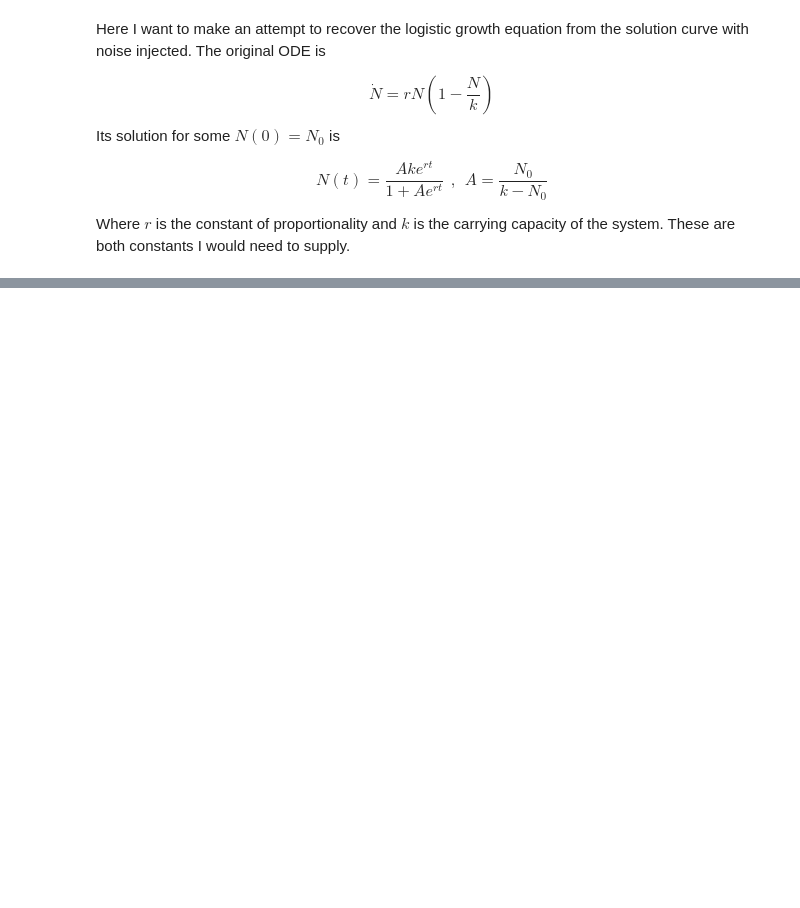
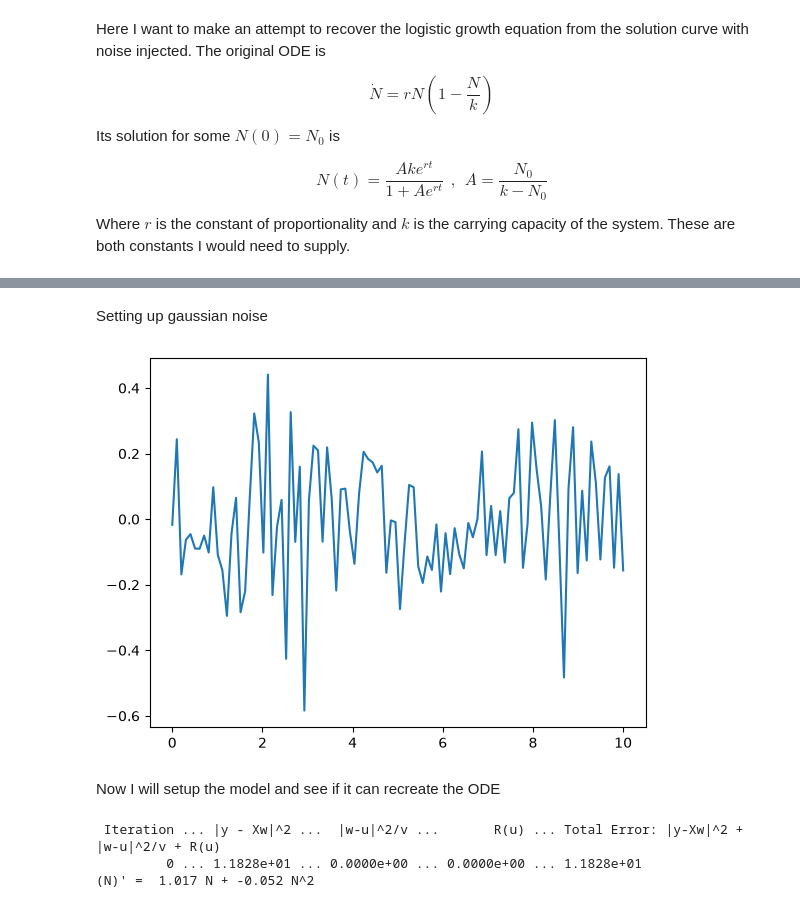
Before and after one commit to IanGarcia190/SparseRegression, a Jupyter notebook: Logistic Growth/loggrowth.ipynb, the cells around one changed output, grey strips where cells are left out. Cells and saved outputs as stored; diff of their text form; code cells hidden in the pictures; blank space fills up the shorter version.

```diff
--- a/Logistic Growth/loggrowth.ipynb
+++ b/Logistic Growth/loggrowth.ipynb
@@ -32,0 +35,39 @@ plt.show()
+# %% [markdown]
+Setting up gaussian noise
+# %%
+noise = np.random.normal(loc=0.0,scale = 0.2,size = time_data.size)
+plt.plot(time_data,noise)
+plt.show()
+# %% [output]
+[figure, added]
+# %% [markdown]
+Now I will setup the model and see if it can recreate the ODE
+# %%
+t = np.linspace(0,10,100)
+N = analytic_solution(t) + noise
+N = np.asarray(N).reshape(-1,1)
+
+#Establish Methods
+
+thresholds = [0.001, 0.005, 0.01, 0.02, 0.03, 0.05]
+
+
+differentiation_method = ps.SmoothedFiniteDifference(order=2)
+feature_library = ps.PolynomialLibrary(degree=3, include_bias=False)
+#optimizer = ps.STLSQ(threshold=threshold,alpha = 0.0, verbose=False)
+optimizer = ps.SR3(regularizer="l0", reg_weight_lam=0.0, verbose=True)
+
+#Create Model
+model = ps.SINDy(
+    differentiation_method = differentiation_method,
+    feature_library=feature_library,
+    optimizer=optimizer,
+)
+
+#Fit and inspect model
+model.fit(N,t=t, feature_names = ["N"])
+model.print()
+# %% [output]
+ Iteration ... |y - Xw|^2 ...  |w-u|^2/v ...       R(u) ... Total Error: |y-Xw|^2 + |w-u|^2/v + R(u)
+         0 ... 1.1828e+01 ... 0.0000e+00 ... 0.0000e+00 ... 1.1828e+01
+(N)' =  1.017 N + -0.052 N^2
```
Also changed, not shown: parts of 3 cells of this notebook, 1 other file.
